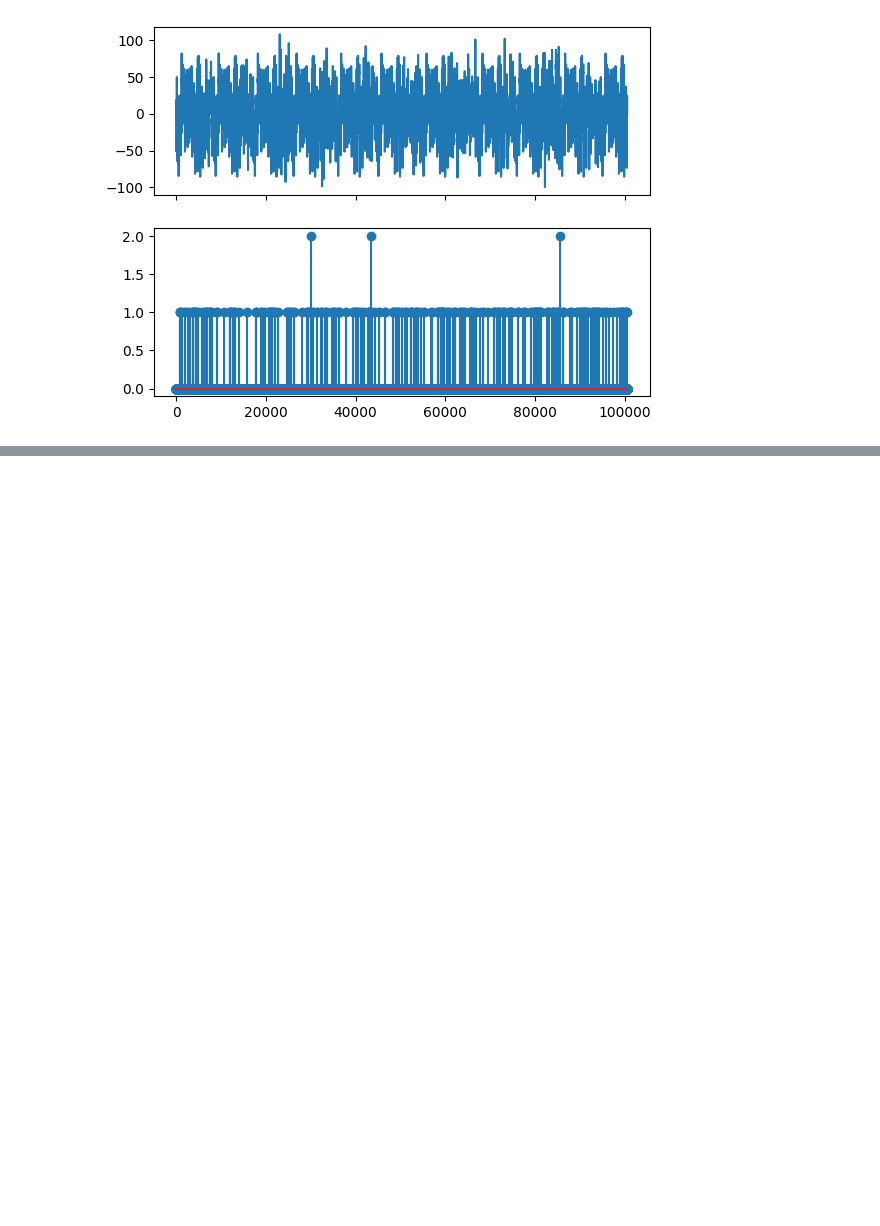
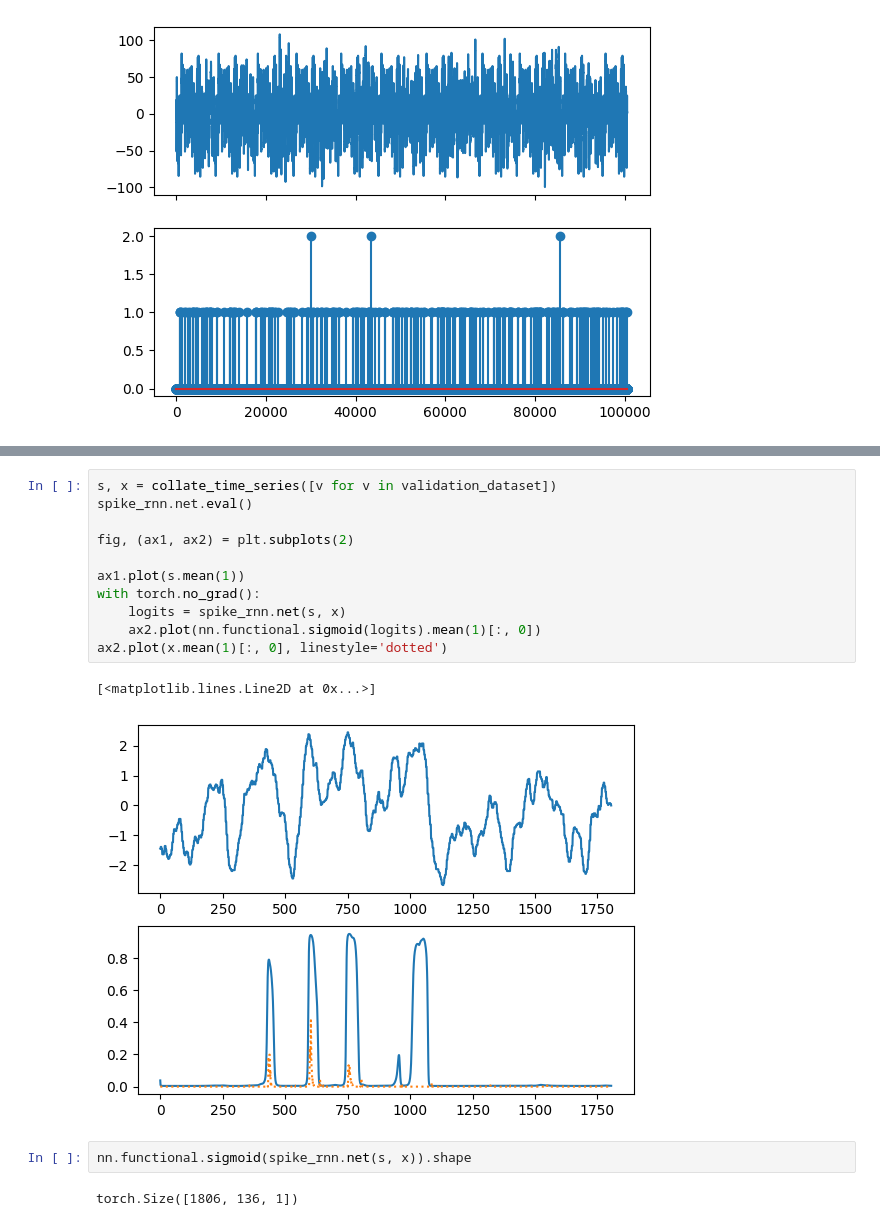
Before and after one commit to manuel-rhdt/ml-pws, a Jupyter notebook: notebooks/06_neuron-data.ipynb, the cells around one changed output, grey strips where cells are left out. Saved outputs shown, nothing was run; the diff lists cells and outputs as text; blank space fills up the shorter version.

```diff
--- a/notebooks/06_neuron-data.ipynb
+++ b/notebooks/06_neuron-data.ipynb
@@ -219,0 +287,18 @@ plt.plot(x.mean(1)[:, 2])
+# %%
+s, x = collate_time_series([v for v in validation_dataset])
+spike_rnn.net.eval()
+
+fig, (ax1, ax2) = plt.subplots(2)
+
+ax1.plot(s.mean(1))
+with torch.no_grad():
+    logits = spike_rnn.net(s, x)
+    ax2.plot(nn.functional.sigmoid(logits).mean(1)[:, 0])
+ax2.plot(x.mean(1)[:, 0], linestyle='dotted')
+# %% [output]
+[<matplotlib.lines.Line2D at 0x...>]
+[figure, added]
+# %%
+nn.functional.sigmoid(spike_rnn.net(s, x)).shape
+# %% [output]
+torch.Size([1806, 136, 1])
```
Also changed, not shown: parts of 14 cells of this notebook.
